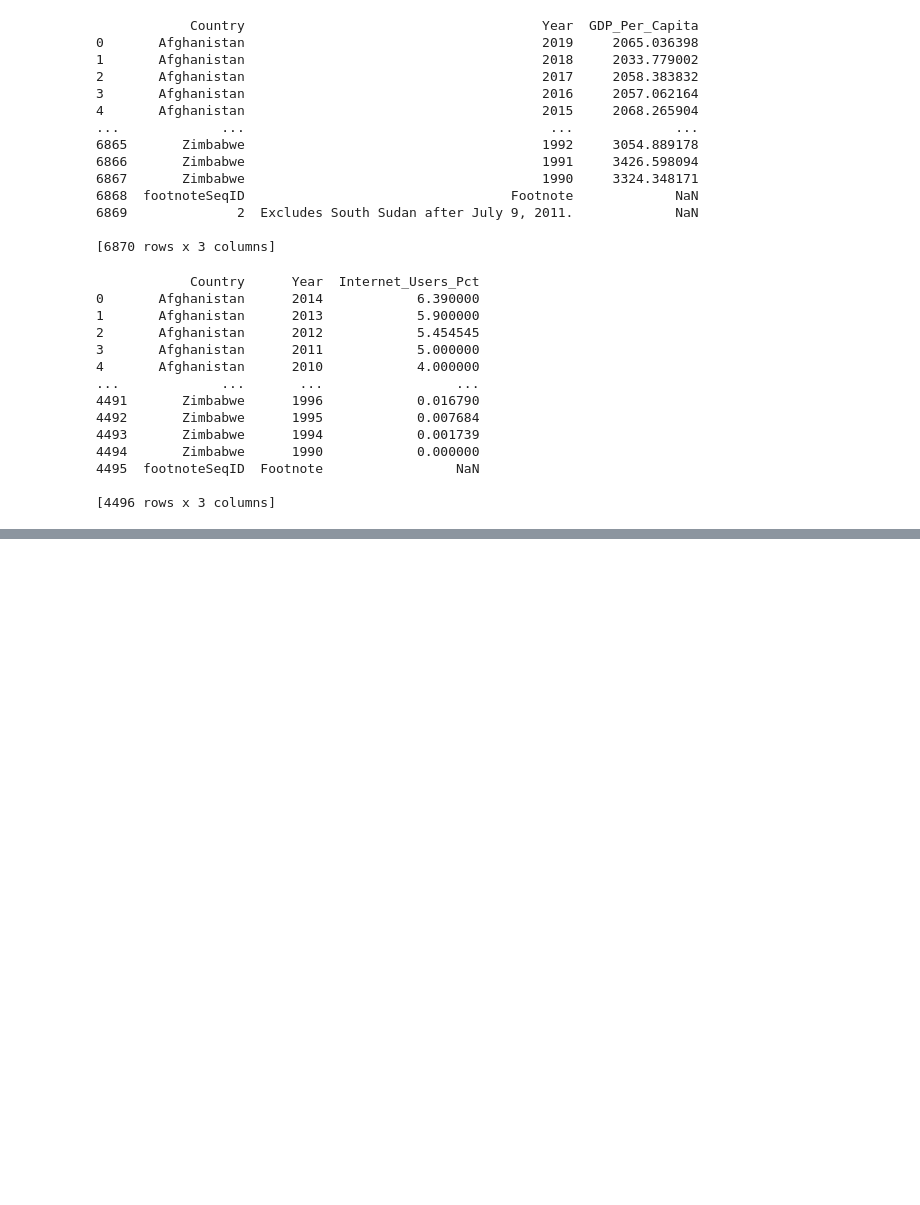
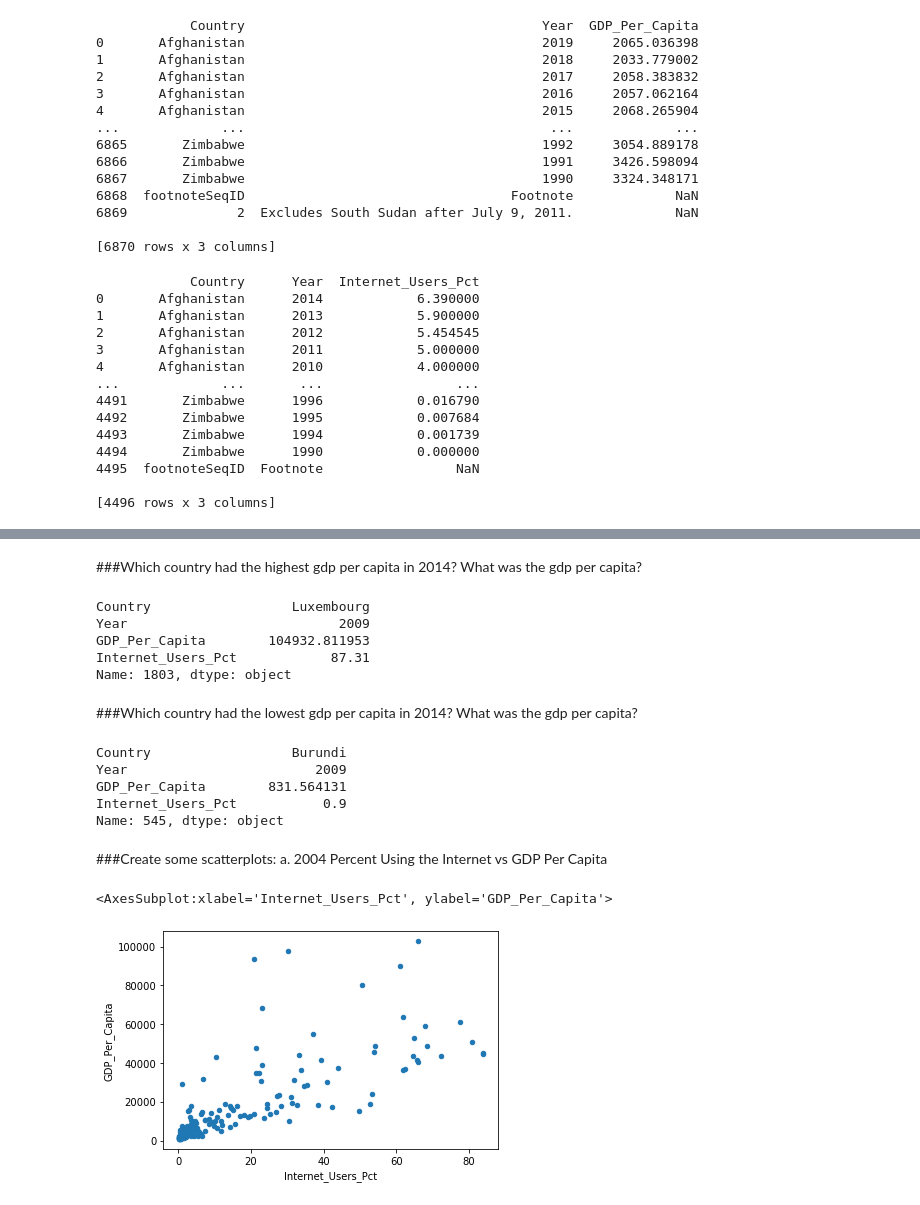
Before and after one commit to igoike/gdp-and-internet-usage-igoike, a Jupyter notebook: notebook/gdp_and_internet_usage.ipynb, the cells around one changed output, grey strips where cells are left out. Saved outputs shown, nothing was run; the diff lists cells and outputs as text; code cells hidden in the pictures; blank space fills up the shorter version.

```diff
--- a/notebook/gdp_and_internet_usage.ipynb
+++ b/notebook/gdp_and_internet_usage.ipynb
@@ -210,0 +211,2 @@ print(internet_df)
+# %%
+gdp_and_internet_use = pd.merge(gdp_df, internet_df)
@@ -210,0 +233,2 @@ print(internet_df)
+# %%
+gdp_and_internet_use_sub = gdp_and_internet_use[gdp_and_internet_use["Year"].isin(['2004','2009','2014'])]
@@ -210,0 +254,2 @@ print(internet_df)
+# %%
+gdp_and_internet_use_2004 = gdp_and_internet_use_sub[gdp_and_internet_use["Year"]=='2004']
@@ -210,0 +363,28 @@ print(internet_df)
+# %% [markdown]
+###Which country had the highest gdp per capita in 2014? What was the gdp per capita?
+# %%
+print(gdp_and_internet_use_2009.loc[gdp_and_internet_use_2009['GDP_Per_Capita'].idxmax()])
+# %% [output]
+Country                  Luxembourg
+Year                           2009
+GDP_Per_Capita        104932.811953
+Internet_Users_Pct            87.31
+Name: 1803, dtype: object
+# %% [markdown]
+###Which country had the lowest gdp per capita in 2014? What was the gdp per capita?
+# %%
+print(gdp_and_internet_use_2009.loc[gdp_and_internet_use_2009['GDP_Per_Capita'].idxmin()])
+# %% [output]
+Country                  Burundi
+Year                        2009
+GDP_Per_Capita        831.564131
+Internet_Users_Pct           0.9
+Name: 545, dtype: object
+# %% [markdown]
+###Create some scatterplots:
+a. 2004 Percent Using the Internet vs GDP Per Capita
+# %%
+gdp_and_internet_use_2004.plot.scatter("Internet_Users_Pct","GDP_Per_Capita")
+# %% [output]
+<AxesSubplot:xlabel='Internet_Users_Pct', ylabel='GDP_Per_Capita'>
+[figure, added]
```
Also changed, not shown: parts of 34 cells of this notebook.
